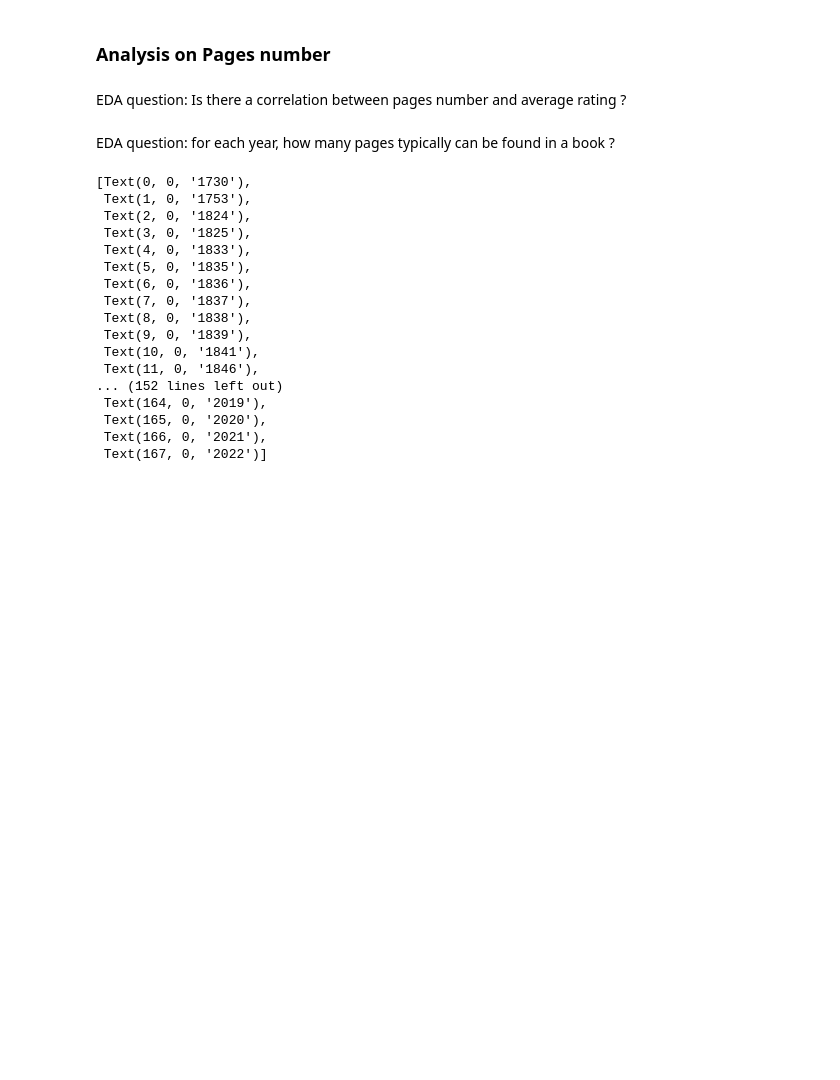
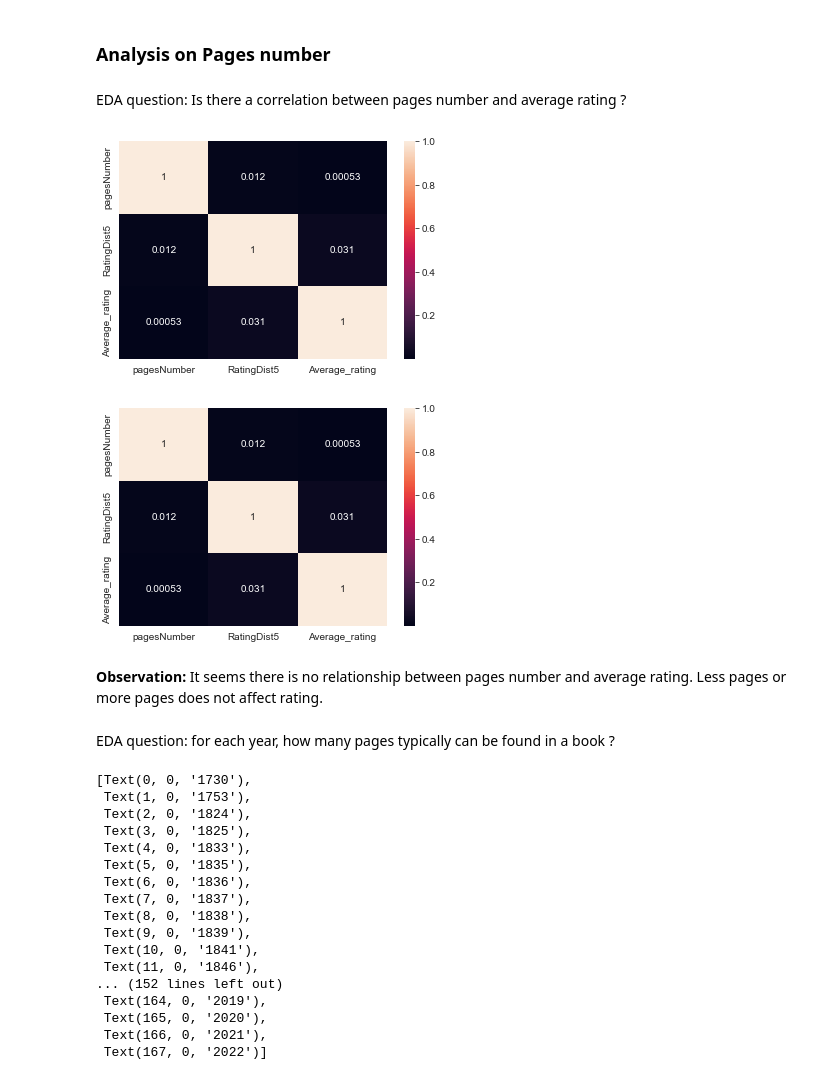
Before and after one commit to raydiwill/goodreads-portfolio, a Jupyter notebook: EDA.ipynb, the cells around one changed output. Drawn from its saved outputs; the diff is of its cells as text; code cells hidden in the pictures; blank space fills up the shorter version.

```diff
--- a/EDA.ipynb
+++ b/EDA.ipynb
@@ -673,6 +696,19 @@ EDA question: Which book is the most popular in each language written ?
 ### Analysis on Pages number
 # %% [markdown]
 EDA question: Is there a correlation between pages number and average rating ?
+# %%
+pages_rating_df = book_df[["pagesNumber", "RatingDist5", "Average_rating"]]
+#pages_rating_df.head(10)
+
+corrMatr = pages_rating_df.corr()
+
+sns.heatmap(corrMatr, annot=True)
+plt.show()
+# %% [output]
+[figure, added]
+[figure, added]
+# %% [markdown]
+**Observation:** It seems there is no relationship between pages number and average rating. Less pages or more pages does not affect rating.
 # %% [markdown]
 EDA question: for each year, how many pages typically can be found in a book ?
 # %%
```
Also changed, not shown: parts of 6 cells of this notebook.
